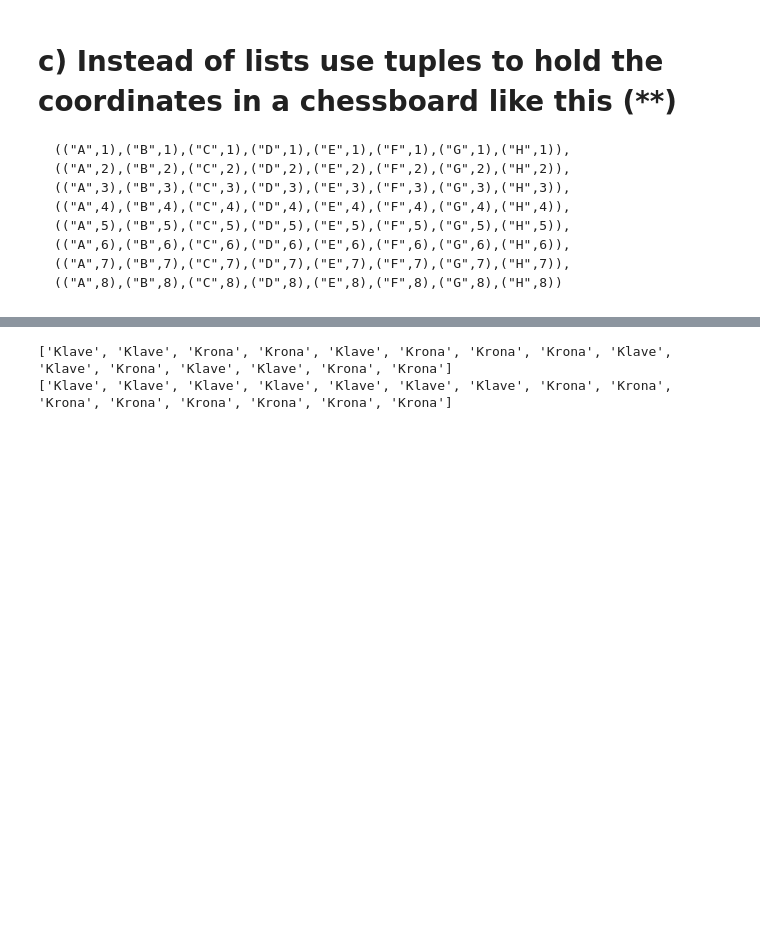
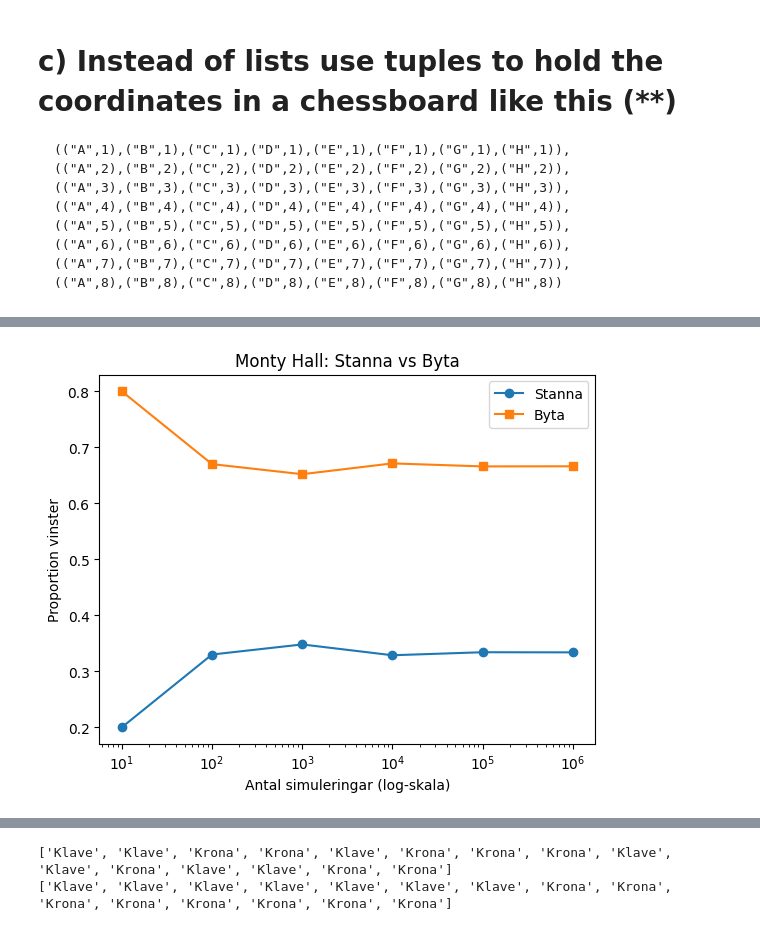
Before and after one commit to rickardgarnau-bit/python_Rickard_Garnau_de25, a Jupyter notebook: exercise_3/exercise_3.ipynb, the cells around one changed output, grey strips where cells are left out. Saved outputs shown, nothing was run; the diff lists cells and outputs as text; code cells hidden in the pictures; blank space fills up the shorter version.

```diff
--- a/exercise_3/exercise_3.ipynb
+++ b/exercise_3/exercise_3.ipynb
@@ -240,0 +421,51 @@ for row in chessboard:
+# %%
+import random
+import matplotlib.pyplot as plt
+
+def monty_hall_sim(n):
+    stay_wins = 0
+    switch_wins = 0
+
+    for _ in range(n):
+        doors = [0, 0, 0]  # 0 = orm, 1 = kanin
+        rabbit_door = random.randint(0, 2)
+        doors[rabbit_door] = 1
+
+        first_choice = random.randint(0, 2)
+
+        # Monty öppnar en dörr med orm som inte är förstaval
+        remaining_doors = [i for i in range(3) if i != first_choice and doors[i] == 0]
+        monty_opens = random.choice(remaining_doors)
+
+        # Dörren du byter till
+        switch_choice = [i for i in range(3) if i != first_choice and i != monty_opens][0]
+
+        # Räkna vinster
+        if doors[first_choice] == 1:
+            stay_wins += 1
+        if doors[switch_choice] == 1:
+            switch_wins += 1
+
+    return stay_wins / n, switch_wins / n
+
+# Simulera
+trials = [10, 100, 1000, 10000, 100000, 1000000]
+stay_results = []
+switch_results = []
+
+for n in trials:
+    stay, switch = monty_hall_sim(n)
+    stay_results.append(stay)
+    switch_results.append(switch)
+
+# Plot
+plt.plot(trials, stay_results, 'o-', label='Stanna')
+plt.plot(trials, switch_results, 's-', label='Byta')
+plt.xscale('log')
+plt.xlabel('Antal simuleringar (log-skala)')
+plt.ylabel('Proportion vinster')
+plt.title('Monty Hall: Stanna vs Byta')
+plt.legend()
+plt.show()
+# %% [output]
+[figure, added]
```
Also changed, not shown: parts of 10 cells of this notebook.
